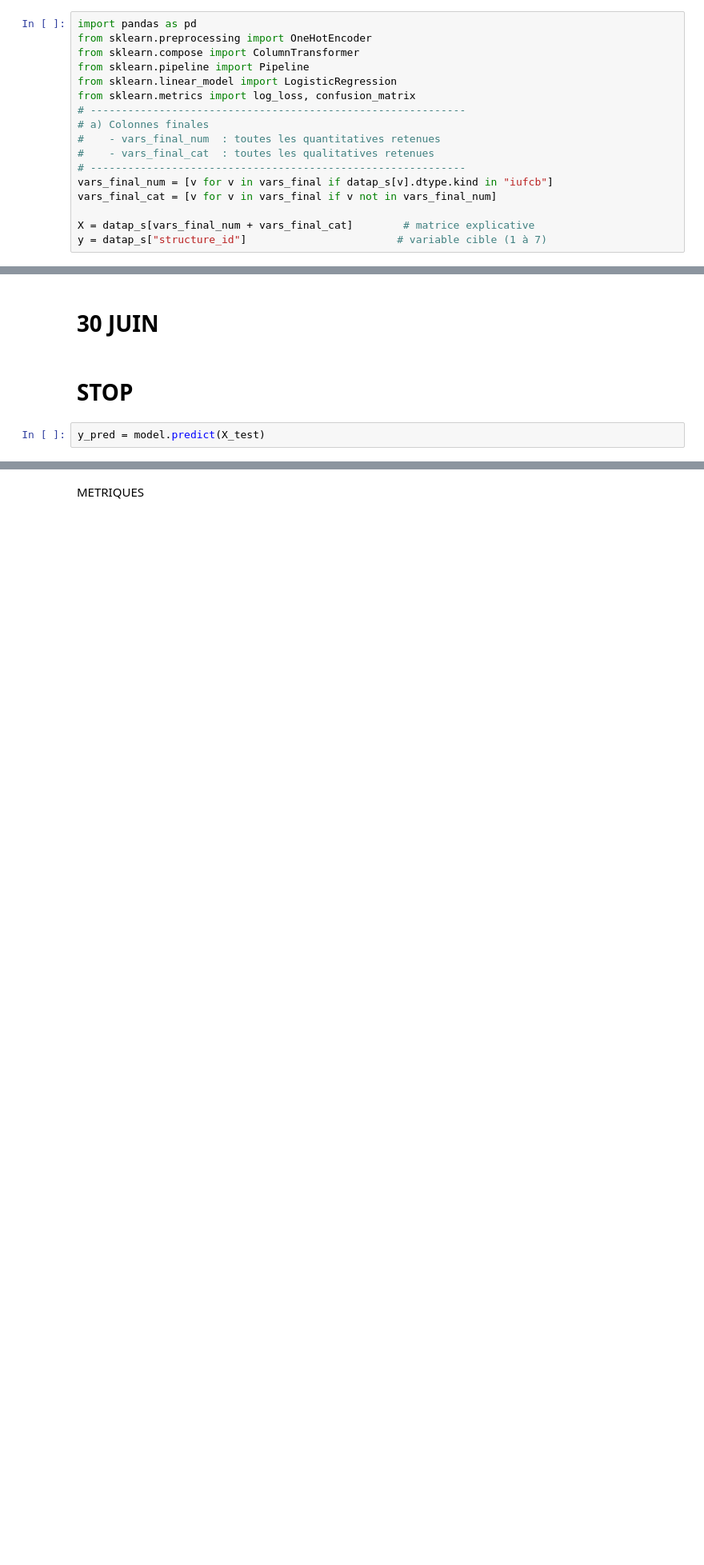
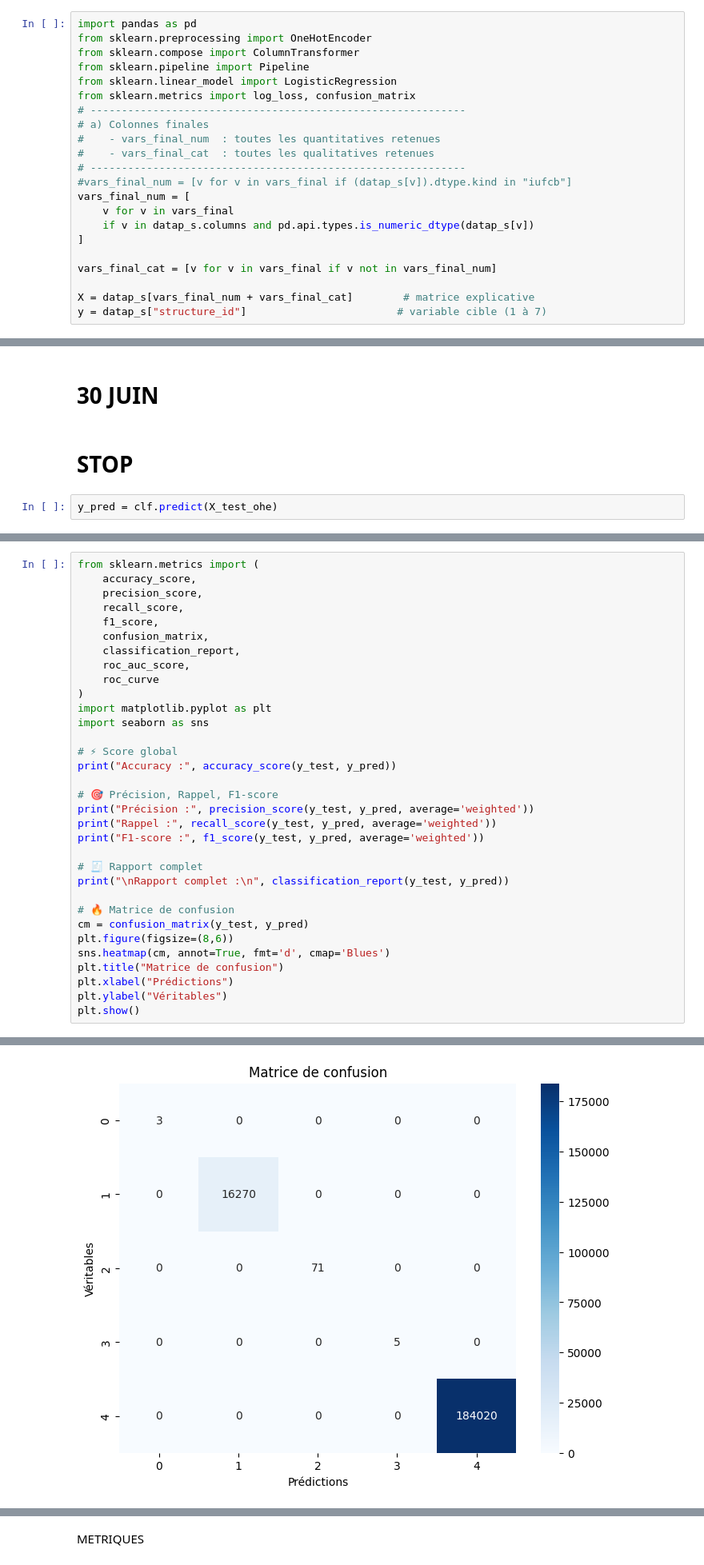
Before and after one commit to KUISSU/Exiom_Stage, a Jupyter notebook: Note_book/Proba_mode.ipynb, the cells around one changed output, grey strips where cells are left out. Shown at 80% size. Cells and saved outputs as stored; diff of their text form; blank space fills up the shorter version.

```diff
--- a/Note_book/Proba_mode.ipynb
+++ b/Note_book/Proba_mode.ipynb
@@ -440,7 +437,12 @@ from sklearn.metrics import log_loss, confusion_matrix
 #    - vars_final_num  : toutes les quantitatives retenues
 #    - vars_final_cat  : toutes les qualitatives retenues
 # ------------------------------------------------------------
-vars_final_num = [v for v in vars_final if datap_s[v].dtype.kind in "iufcb"]
+#vars_final_num = [v for v in vars_final if (datap_s[v]).dtype.kind in "iufcb"]
+vars_final_num = [
+    v for v in vars_final
+    if v in datap_s.columns and pd.api.types.is_numeric_dtype(datap_s[v])
+]
+
 vars_final_cat = [v for v in vars_final if v not in vars_final_num]
 
 X = datap_s[vars_final_num + vars_final_cat]        # matrice explicative
@@ -625,7 +658,7 @@ print("Log-loss in-sample :", log_loss(y_test, model.predict_proba(X_test)))
 # %% [markdown]
 # STOP
 # %%
-y_pred = model.predict(X_test)
+y_pred = clf.predict(X_test_ohe)
 # %%
 # En tableau côte à côte
 comparaison = pd.DataFrame({
@@ -653,2 +686,36 @@ print(comparaison.head(20))  # Affiche les 20 premières lignes
 18     5      5
 19     5      5
+# %%
+from sklearn.metrics import (
+    accuracy_score,
+    precision_score,
+    recall_score,
+    f1_score,
+    confusion_matrix,
+    classification_report,
+    roc_auc_score,
+    roc_curve
+)
+import matplotlib.pyplot as plt
+import seaborn as sns
+
+# ⚡ Score global
+print("Accuracy :", accuracy_score(y_test, y_pred))
+
+# 🎯 Précision, Rappel, F1-score
+print("Précision :", precision_score(y_test, y_pred, average='weighted'))
+print("Rappel :", recall_score(y_test, y_pred, average='weighted'))
+print("F1-score :", f1_score(y_test, y_pred, average='weighted'))
+
+# 🧾 Rapport complet
+print("\nRapport complet :\n", classification_report(y_test, y_pred))
+
+# 🔥 Matrice de confusion
+cm = confusion_matrix(y_test, y_pred)
+plt.figure(figsize=(8,6))
+sns.heatmap(cm, annot=True, fmt='d', cmap='Blues')
+plt.title("Matrice de confusion")
+plt.xlabel("Prédictions")
+plt.ylabel("Véritables")
+plt.show()
+# %% [output]
@@ -654,0 +739 @@ print(comparaison.head(20))  # Affiche les 20 premières lignes
+[figure, added]
```
Also changed, not shown: parts of 10 cells of this notebook.
